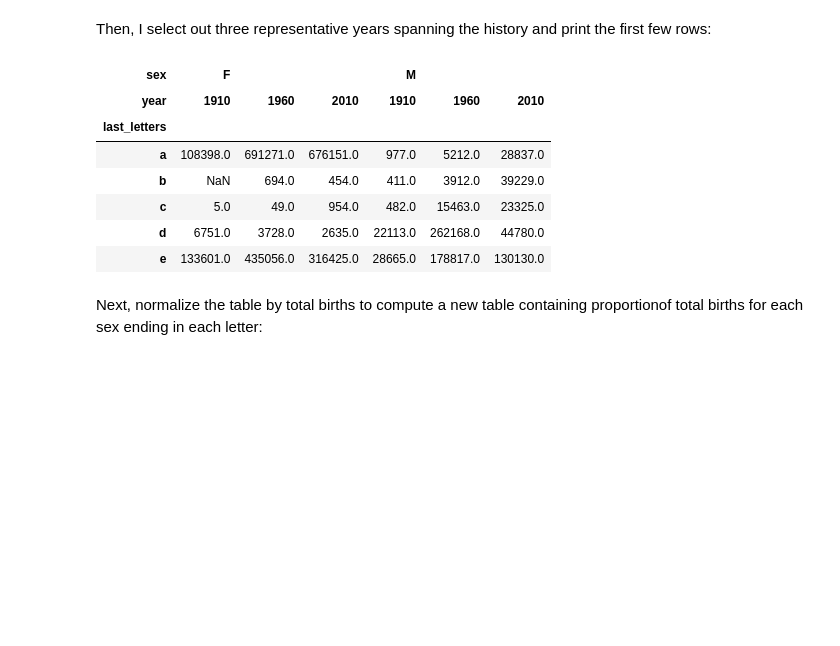
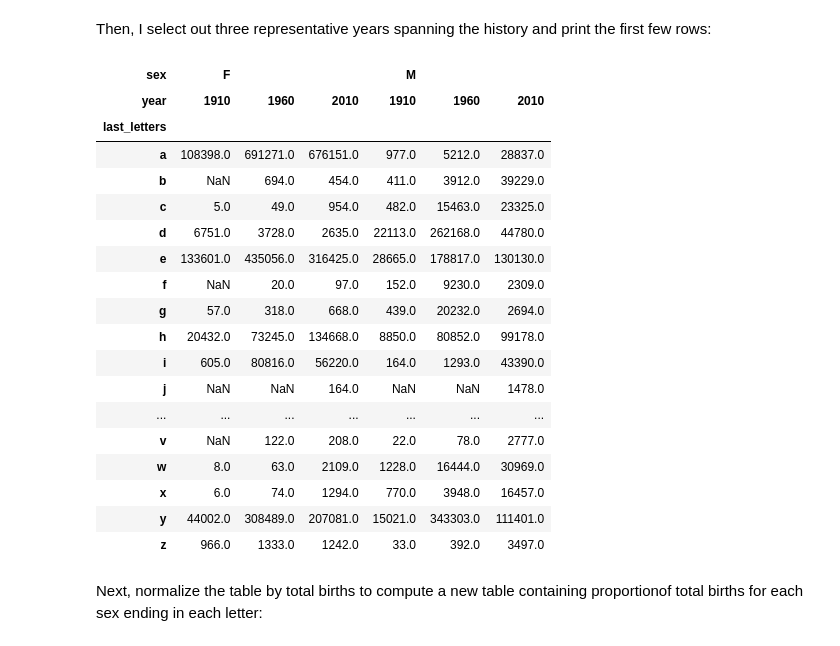
Before and after one commit to magizbox/python_data_build, a Jupyter notebook: chapter2/chapter2_note.ipynb, the cells around one changed output. Cells and saved outputs as stored; diff of their text form; code cells hidden in the pictures; blank space fills up the shorter version.

```diff
--- a/chapter2/chapter2_note.ipynb
+++ b/chapter2/chapter2_note.ipynb
@@ -1142,16 +1152,27 @@ table
 Then, I select out three representative years spanning the history and print the first few rows:
 # %%
 subtable = table.reindex(columns=[1910, 1960, 2010], level='year')
-subtable.head()
+subtable
 # %% [output]
 | sex | F |  |  | M |  |  |
 | year | 1910 | 1960 | 2010 | 1910 | 1960 | 2010 |
 | last_letters |  |  |  |  |  |  |
 | a | 108398.0 | 691271.0 | 676151.0 | 977.0 | 5212.0 | 28837.0 |
 | b | NaN | 694.0 | 454.0 | 411.0 | 3912.0 | 39229.0 |
 | c | 5.0 | 49.0 | 954.0 | 482.0 | 15463.0 | 23325.0 |
 | d | 6751.0 | 3728.0 | 2635.0 | 22113.0 | 262168.0 | 44780.0 |
 | e | 133601.0 | 435056.0 | 316425.0 | 28665.0 | 178817.0 | 130130.0 |
+| f | NaN | 20.0 | 97.0 | 152.0 | 9230.0 | 2309.0 |
+| g | 57.0 | 318.0 | 668.0 | 439.0 | 20232.0 | 2694.0 |
+| h | 20432.0 | 73245.0 | 134668.0 | 8850.0 | 80852.0 | 99178.0 |
+| i | 605.0 | 80816.0 | 56220.0 | 164.0 | 1293.0 | 43390.0 |
+| j | NaN | NaN | 164.0 | NaN | NaN | 1478.0 |
+| ... | ... | ... | ... | ... | ... | ... |
+| v | NaN | 122.0 | 208.0 | 22.0 | 78.0 | 2777.0 |
+| w | 8.0 | 63.0 | 2109.0 | 1228.0 | 16444.0 | 30969.0 |
+| x | 6.0 | 74.0 | 1294.0 | 770.0 | 3948.0 | 16457.0 |
+| y | 44002.0 | 308489.0 | 207081.0 | 15021.0 | 343303.0 | 111401.0 |
+| z | 966.0 | 1333.0 | 1242.0 | 33.0 | 392.0 | 3497.0 |
 # %% [markdown]
 Next, normalize the table by total births to compute a new table containing proportionof total births for each sex ending in each letter:
 # %%
```
Also changed, not shown: parts of 3 cells of this notebook, 16 other files.
